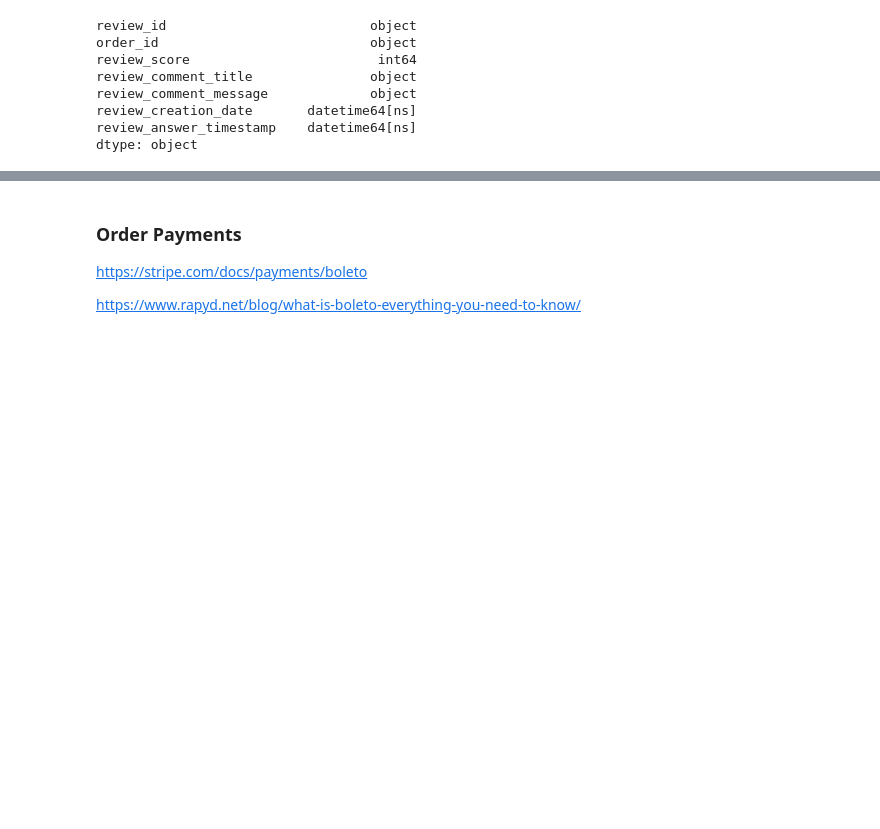
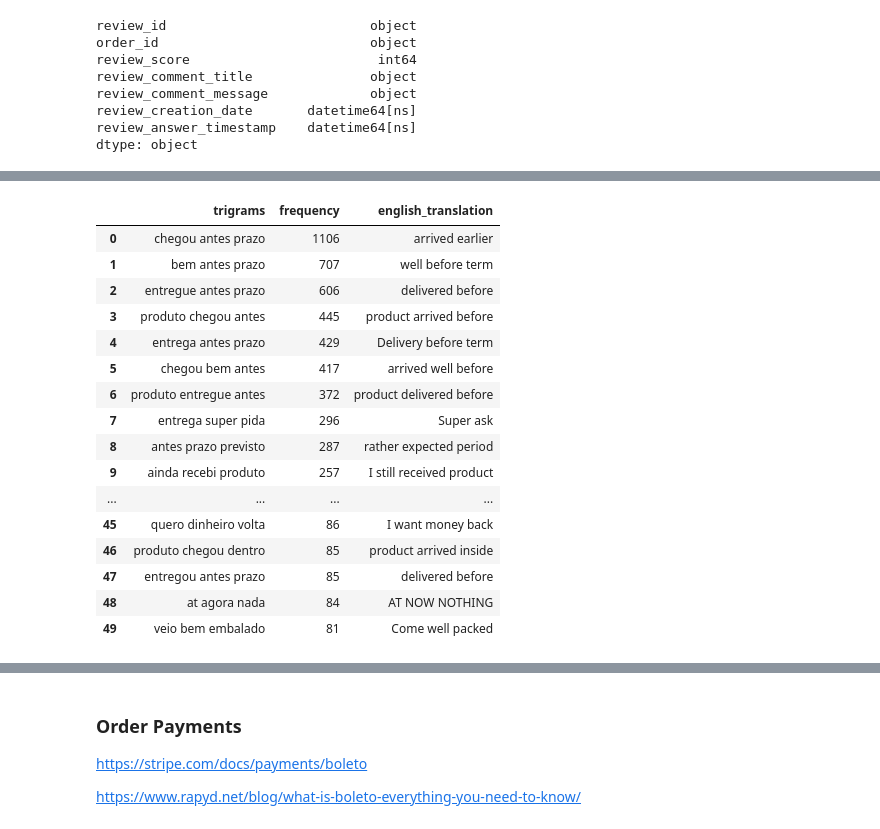
Before and after one commit to NoahPlage/Olist-Business-Analysis, a Jupyter notebook: olist-notebook.ipynb, the cells around one changed output, grey strips where cells are left out. Cells and saved outputs as stored; diff of their text form; code cells hidden in the pictures; blank space fills up the shorter version.

```diff
--- a/olist-notebook.ipynb
+++ b/olist-notebook.ipynb
@@ -482,17 +484,37 @@ for words in reviews_data['review_comment_message']:
     filtered_result = list(filter(lambda l: l not in stop_words, lower_case)) # Remove stopwords from the comments
     comments.append(' '.join(filtered_result))
 # %%
+translator = google_translator()
+
 # Using CountVectorizer to get the most important trigrams
 co = CountVectorizer(ngram_range=(3,3))
 counts = co.fit_transform(comments)
 important_trigrams = pd.DataFrame(counts.sum(axis=0),columns=co.get_feature_names_out()).T.sort_values(0,ascending=False).head(50)
 
 # Reset the index, rename the columns and apply the translate module to get the english translations
 important_trigrams=important_trigrams.reset_index()
 important_trigrams.rename(columns={'index':'trigrams',0:'frequency'},inplace=True)
 
 important_trigrams['english_translation'] = important_trigrams['trigrams'].apply(translator.translate)
 important_trigrams
+# %% [output]
+|  | trigrams | frequency | english_translation |
+| 0 | chegou antes prazo | 1106 | arrived earlier |
+| 1 | bem antes prazo | 707 | well before term |
+| 2 | entregue antes prazo | 606 | delivered before |
+| 3 | produto chegou antes | 445 | product arrived before |
+| 4 | entrega antes prazo | 429 | Delivery before term |
+| 5 | chegou bem antes | 417 | arrived well before |
+| 6 | produto entregue antes | 372 | product delivered before |
+| 7 | entrega super pida | 296 | Super ask |
+| 8 | antes prazo previsto | 287 | rather expected period |
+| 9 | ainda recebi produto | 257 | I still received product |
+| ... | ... | ... | ... |
+| 45 | quero dinheiro volta | 86 | I want money back |
+| 46 | produto chegou dentro | 85 | product arrived inside |
+| 47 | entregou antes prazo | 85 | delivered before |
+| 48 | at agora nada | 84 | AT NOW NOTHING |
+| 49 | veio bem embalado | 81 | Come well packed |
 # %%
 # Processing the reviews titles data
 comments_titles = []
```
Also changed, not shown: parts of 16 cells of this notebook.
